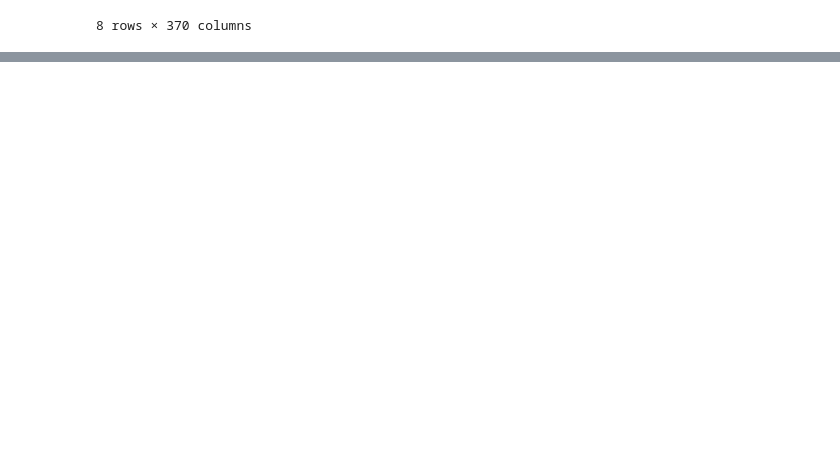
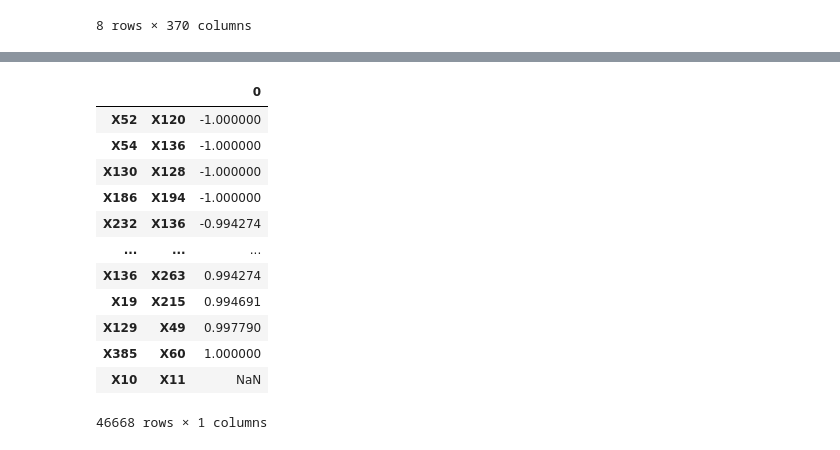
Before and after one commit to lukaszlomozik/Mercedes-Benz-Greener-Manufacturing, a Jupyter notebook: Mercedes-Benz Greener Manufacturing.ipynb, the cells around one changed output, grey strips where cells are left out. Cells and saved outputs as stored; diff of their text form; code cells hidden in the pictures; blank space fills up the shorter version.

```diff
--- a/Mercedes-Benz Greener Manufacturing.ipynb
+++ b/Mercedes-Benz Greener Manufacturing.ipynb
@@ -117,0 +96,18 @@ corr['X156'][0]
+# %%
+corr = corr.unstack().sort_values().drop_duplicates()
+corr = pd.DataFrame(corr)
+corr
+# %% [output]
+|  |  | 0 |
+| X52 | X120 | -1.000000 |
+| X54 | X136 | -1.000000 |
+| X130 | X128 | -1.000000 |
+| X186 | X194 | -1.000000 |
+| X232 | X136 | -0.994274 |
+| ... | ... | ... |
+| X136 | X263 | 0.994274 |
+| X19 | X215 | 0.994691 |
+| X129 | X49 | 0.997790 |
+| X385 | X60 | 1.000000 |
+| X10 | X11 | NaN |
+46668 rows × 1 columns
```
Also changed, not shown: parts of 18 cells of this notebook.
